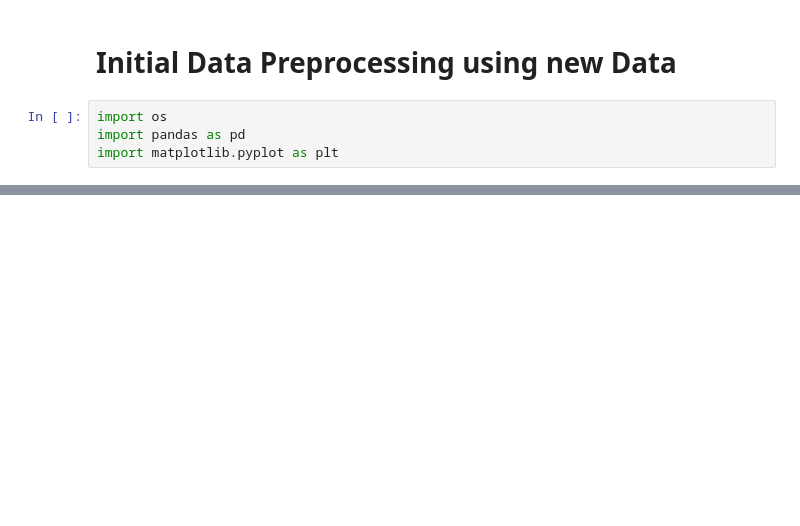
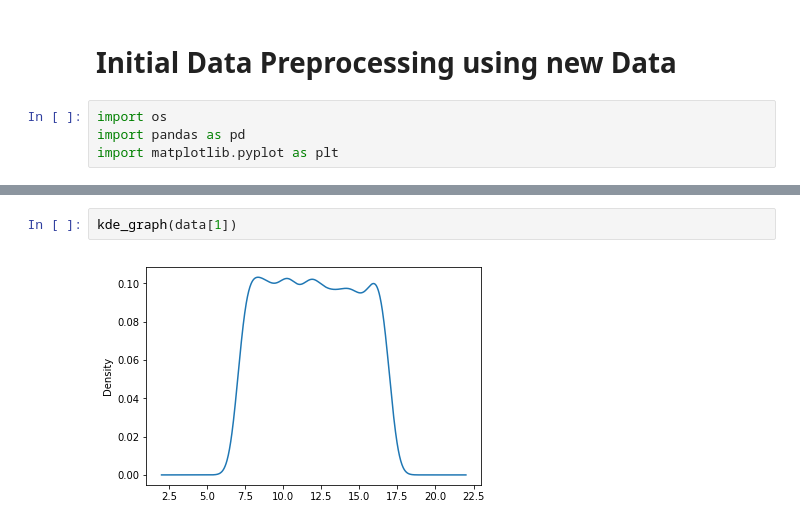
Before and after one commit to jesus-r-mendoza/Operations-Data-and-Mgmt-System, a Jupyter notebook: machine-learning/data-analysis/New-Data-Preprocessing.ipynb, the cells around one changed output, grey strips where cells are left out. Cells and saved outputs as stored; diff of their text form; blank space fills up the shorter version.

```diff
--- a/machine-learning/data-analysis/New-Data-Preprocessing.ipynb
+++ b/machine-learning/data-analysis/New-Data-Preprocessing.ipynb
@@ -44,0 +66,4 @@ plt.scatter(time[0::100], vals[0::100])
+# %%
+kde_graph(data[1])
+# %% [output]
+[figure, added]
```
Also changed, not shown: parts of 17 cells of this notebook.
